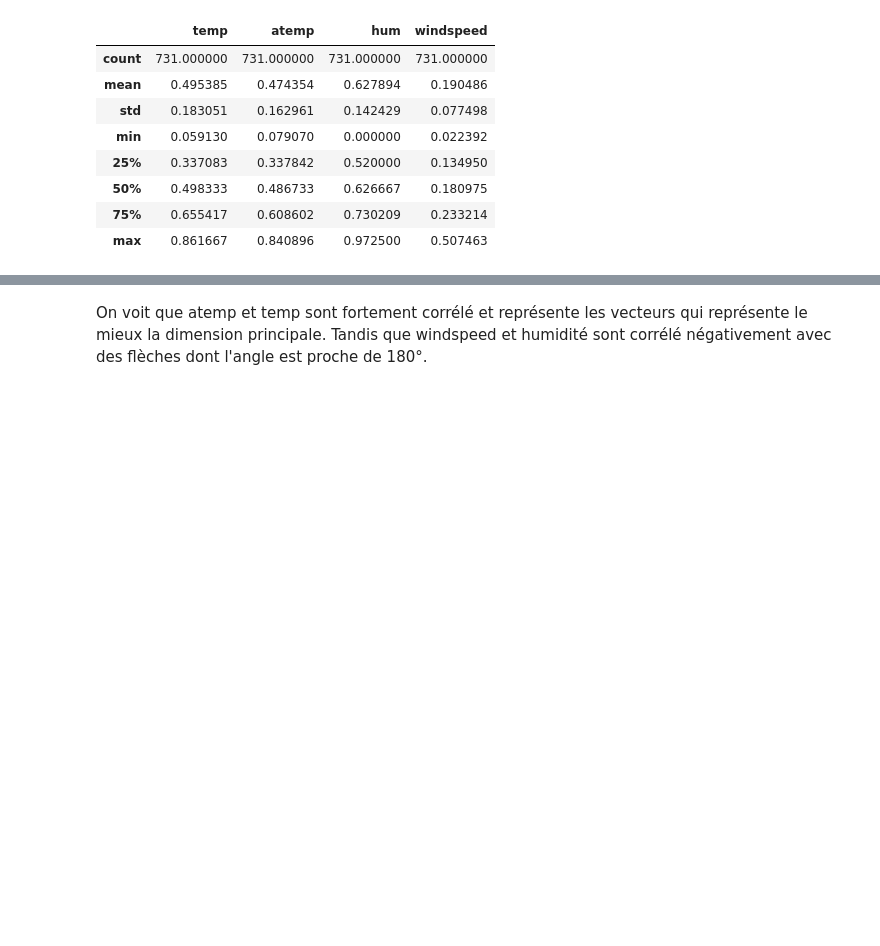
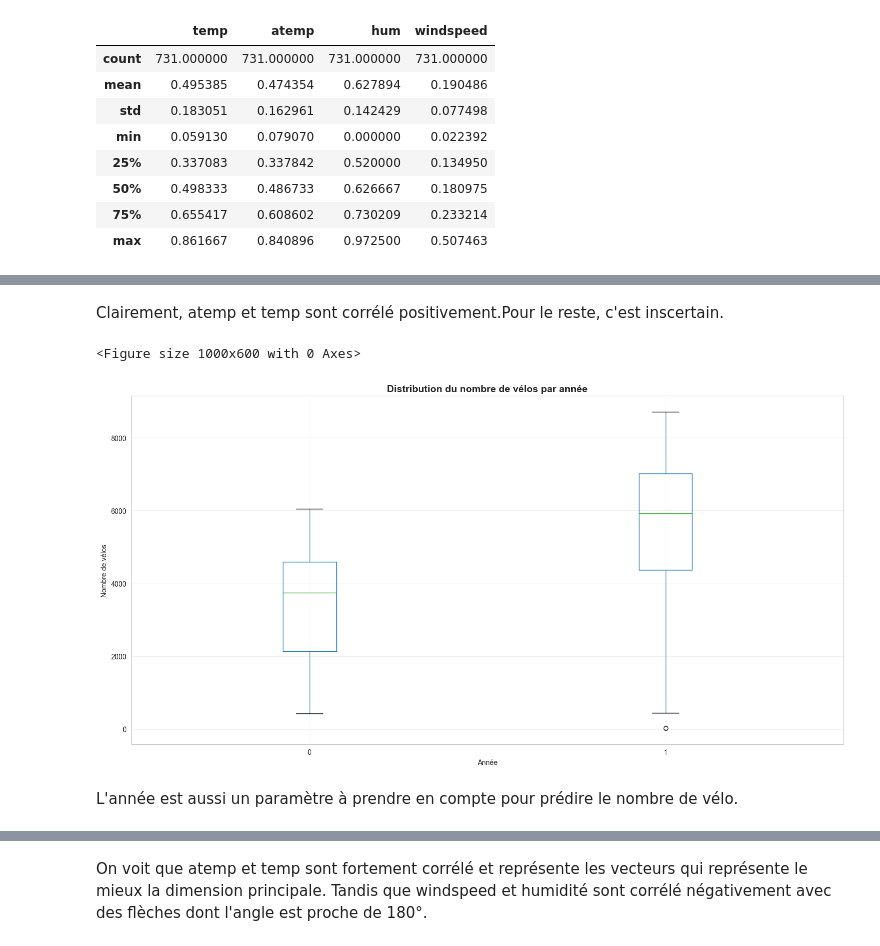
Before and after one commit to enzo-munoz/Mines_data_science, a Jupyter notebook: Neural_network/NN.ipynb, the cells around one changed output, grey strips where cells are left out. Drawn from its saved outputs; the diff is of its cells as text; code cells hidden in the pictures; blank space fills up the shorter version.

```diff
--- a/Neural_network/NN.ipynb
+++ b/Neural_network/NN.ipynb
@@ -81,0 +84,17 @@ plt.show()
+# %% [markdown]
+Clairement, atemp et temp sont corrélé positivement.Pour le reste, c'est inscertain.
+# %%
+plt.figure(figsize=(10, 6))
+data.boxplot(column='cnt', by='yr')
+plt.suptitle('')  # Enlever le titre automatique
+plt.title('Distribution du nombre de vélos par année', fontsize=14, fontweight='bold')
+plt.xlabel('Année')
+plt.ylabel('Nombre de vélos')
+plt.grid(True, alpha=0.3)
+plt.tight_layout()
+plt.show()
+# %% [output]
+<Figure size 1000x600 with 0 Axes>
+[figure, added]
+# %% [markdown]
+L'année est aussi un paramètre à prendre en compte pour prédire le nombre de vélo.
```
Also changed, not shown: parts of 53 cells of this notebook, 3 other files.
